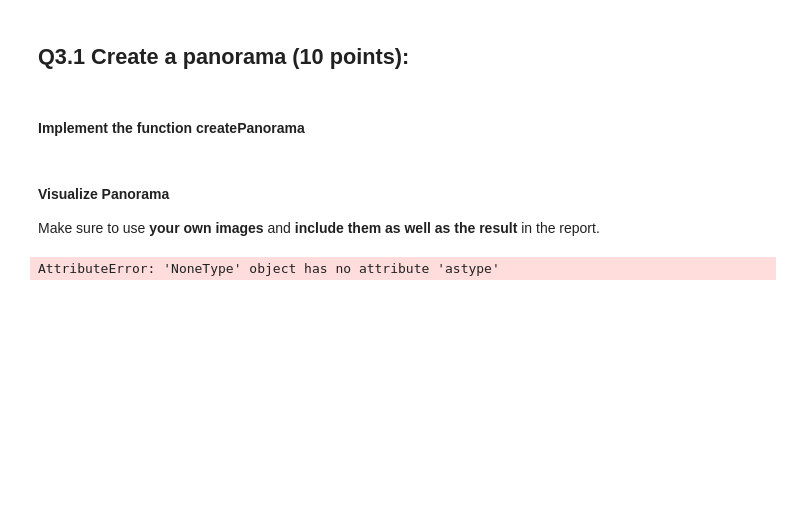
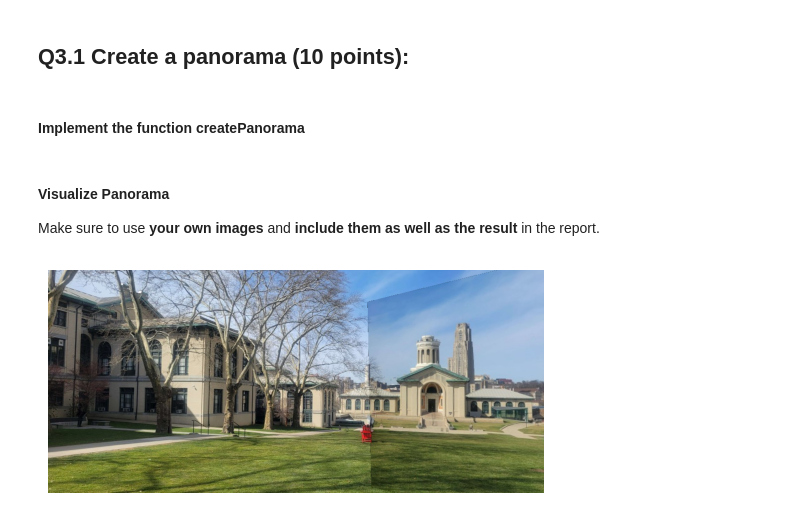
Before and after one commit to IanKrause/computer-vision, a Jupyter notebook: hw3/hw3_Homographies_release.ipynb, the cells around one changed output. Cells and saved outputs as stored; diff of their text form; code cells hidden in the pictures; blank space fills up the shorter version.

```diff
--- a/hw3/hw3_Homographies_release.ipynb
+++ b/hw3/hw3_Homographies_release.ipynb
@@ -1041,12 +1086,16 @@ def createPanorama(left_im, right_im, ratio, sigma, max_iters, inlier_tol):
     # ===== your code here! =====
     # TODO: match features between images
     # This can be done using matchPics, cpselect, or any other function.
+    matches, locs1, locs2 = matchPics(left_im,right_im,ratio,sigma)
+    locs1[:,[0,1]] = locs1[:,[1,0]]
+    locs2[:,[0,1]] = locs2[:,[1,0]]
 
     # TODO: Get homography by RANSAC using computeH_ransac
+    H2to1, inliers = computeH_ransac(locs1,locs2,max_iters,inlier_tol,matches)
 
     # TODO: Stich together the two images
     # Requires the use of cv2.warpPerspective
-    panorama_im = None
+    panorama_im = compositeH(H2to1, right_im, left_im)
 
     # ==== end of code ====
 
@@ -1056,21 +1105,21 @@ def createPanorama(left_im, right_im, ratio, sigma, max_iters, inlier_tol):
 
 Make sure to use **your own images** and **include them as well as the result** in the report.
 # %%
-left_im_path = os.path.join(DATA_DIR, 'pano_left.jpg')
+left_im_path = os.path.join(DATA_DIR, 'left_image.jpg')
 left_im = skimage.io.imread(left_im_path)
-right_im_path = os.path.join(DATA_DIR, 'pano_right.jpg')
+right_im_path = os.path.join(DATA_DIR, 'right_image.jpg')
 right_im = skimage.io.imread(right_im_path)
 
 # Feel free to adjust as needed
 ratio = 0.7
 sigma = 0.15
 max_iters = 600
 inlier_tol = 1.0
 
 panorama_im = createPanorama(left_im, right_im, ratio, sigma, max_iters, inlier_tol)
 
 plt.imshow(panorama_im)
 plt.axis('off')
 plt.show()
 # %% [output]
-AttributeError: 'NoneType' object has no attribute 'astype'
+[figure, added]
```
Also changed, not shown: parts of 6 cells of this notebook, 4 other files.
